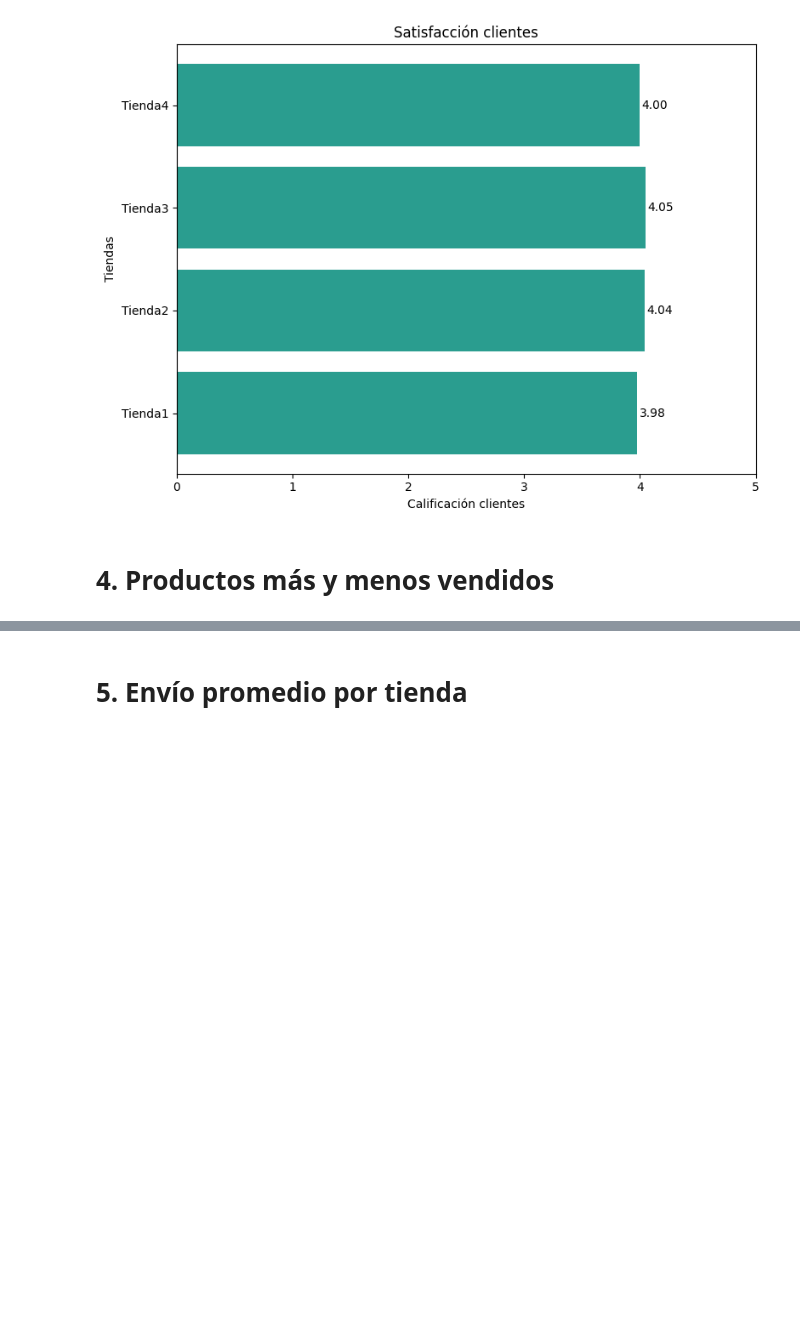
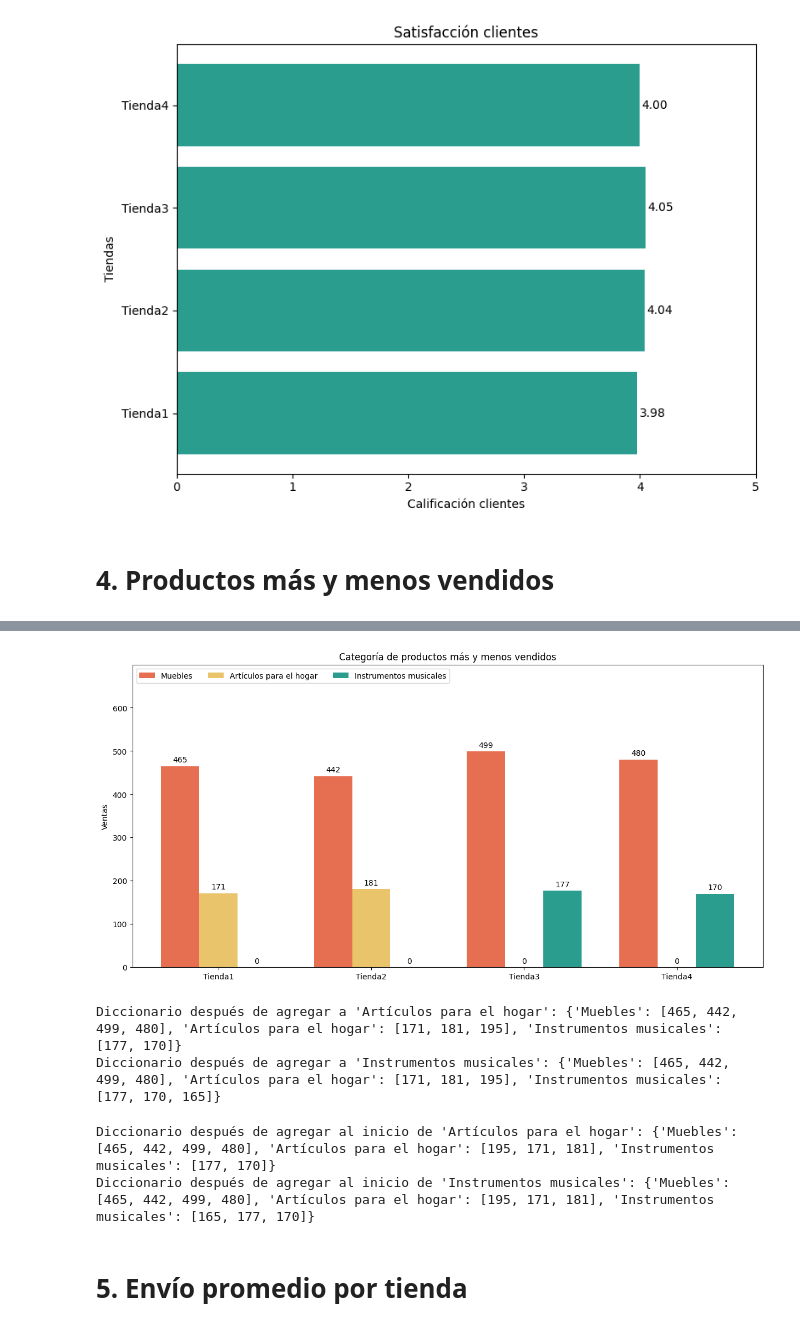
Before and after one commit to JuanMorales765/aluraStore, a Jupyter notebook: AluraStore/challenge1-data-science-latam-main/AluraStoreLatam.ipynb, the cells around one changed output, grey strips where cells are left out. Saved outputs shown, nothing was run; the diff lists cells and outputs as text; code cells hidden in the pictures; blank space fills up the shorter version.

Commit message:
Add files via upload
Remplazar grafica Categoría de productos más y menos vendidos por grafica de barras

```diff
--- a/AluraStore/challenge1-data-science-latam-main/AluraStoreLatam.ipynb
+++ b/AluraStore/challenge1-data-science-latam-main/AluraStoreLatam.ipynb
@@ -310,3 +271,78 @@ En la tienda4 la categoría menos vendida es Instrumentos musicales con 170 vent
+# %%
+totalCategorias = listCatMasVend + listCatMenosVend
+totalPrecios = listCanMasVend + listCanMenosVend
+
+categorias = {}
+
+for t, precio in zip(totalCategorias, totalPrecios):
+    if t in categorias:
+        categorias[t].append(precio)
+    else:
+        categorias[t] = [precio]
+categorias['Artículos para el hogar'].append(0)
+categorias['Artículos para el hogar'].append(0)
+categorias['Instrumentos musicales'].insert(0, 0)
+categorias['Instrumentos musicales'].insert(0, 0)
+# %%
+tiendas = listaTienda
+categorias = categorias
+x = np.arange(len(tiendas))
+ancho = 0.25
+cont = 0
+
+# Lista de colores
+colores = ['#e76f51', '#e9c46a','#2a9d8f', ]
+
+# Aumentar el tamaño de la gráfica
+fig, ax = plt.subplots(figsize=(12, 6), layout='constrained')
+
+for (atributo, medicion), color in zip(categorias.items(), colores):
+    offset = ancho * cont
+    rects = ax.bar(x + offset, medicion, ancho, label=atributo, color=color)
+    ax.bar_label(rects, padding=3)
+    cont += 1
+
+ax.set_ylabel('Ventas')
+ax.set_title('Categoría de productos más y menos vendidos')
+
+# Centrar etiquetas con offset
+centro_offset = ancho * (len(categorias) - 1) / 2
+ax.set_xticks(x + centro_offset)
+ax.set_xticklabels(tiendas)
+
+ax.legend(loc='upper left', ncols=3)
+ax.set_ylim(0, max(max(valores) for valores in categorias.values()) + 200)
+
+
+plt.show()
+# %% [output]
+[figure, added]
+# %%
+mi_diccionario = {'Muebles': [465, 442, 499, 480], 'Artículos para el hogar': [171, 181], 'Instrumentos musicales': [177, 170]}
+
+# Para agregar un nuevo precio a la lista de 'Artículos para el hogar', por ejemplo, 195:
+mi_diccionario['Artículos para el hogar'].append(195)
+print(f"Diccionario después de agregar a 'Artículos para el hogar': {mi_diccionario}")
+
+# Para agregar un nuevo precio a la lista de 'Instrumentos musicales', por ejemplo, 165:
+mi_diccionario['Instrumentos musicales'].append(165)
+print(f"Diccionario después de agregar a 'Instrumentos musicales': {mi_diccionario}")
+# %% [output]
+Diccionario después de agregar a 'Artículos para el hogar': {'Muebles': [465, 442, 499, 480], 'Artículos para el hogar': [171, 181, 195], 'Instrumentos musicales': [177, 170]}
+Diccionario después de agregar a 'Instrumentos musicales': {'Muebles': [465, 442, 499, 480], 'Artículos para el hogar': [171, 181, 195], 'Instrumentos musicales': [177, 170, 165]}
+# %%
+mi_diccionario = {'Muebles': [465, 442, 499, 480], 'Artículos para el hogar': [171, 181], 'Instrumentos musicales': [177, 170]}
+
+# Para agregar un nuevo precio al inicio de la lista de 'Artículos para el hogar', por ejemplo, 195:
+mi_diccionario['Artículos para el hogar'].insert(0, 195)
+print(f"Diccionario después de agregar al inicio de 'Artículos para el hogar': {mi_diccionario}")
+
+# Para agregar un nuevo precio al inicio de la lista de 'Instrumentos musicales', por ejemplo, 165:
+mi_diccionario['Instrumentos musicales'].insert(0, 165)
+print(f"Diccionario después de agregar al inicio de 'Instrumentos musicales': {mi_diccionario}")
+# %% [output]
+Diccionario después de agregar al inicio de 'Artículos para el hogar': {'Muebles': [465, 442, 499, 480], 'Artículos para el hogar': [195, 171, 181], 'Instrumentos musicales': [177, 170]}
+Diccionario después de agregar al inicio de 'Instrumentos musicales': {'Muebles': [465, 442, 499, 480], 'Artículos para el hogar': [195, 171, 181], 'Instrumentos musicales': [165, 177, 170]}
 # %% [markdown]
 # 5. Envío promedio por tienda
 # %%
```
Also changed, not shown: parts of 6 cells of this notebook.
